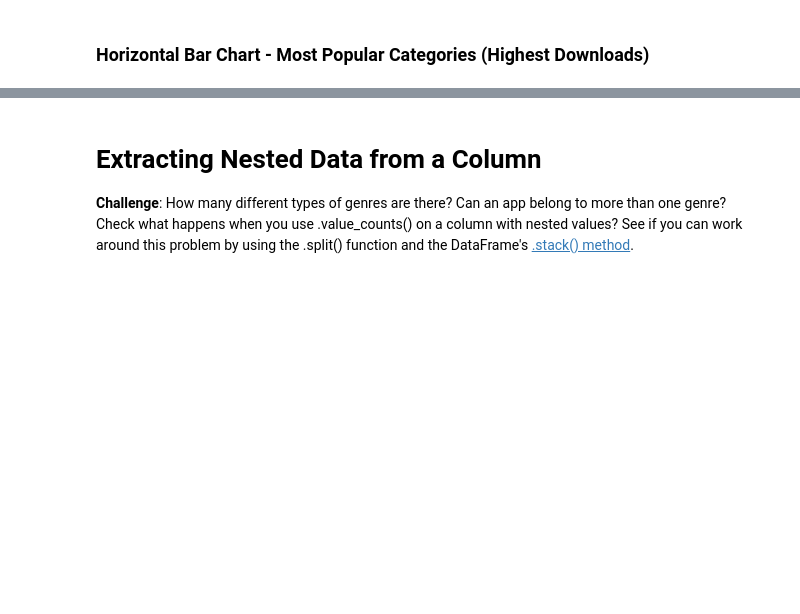
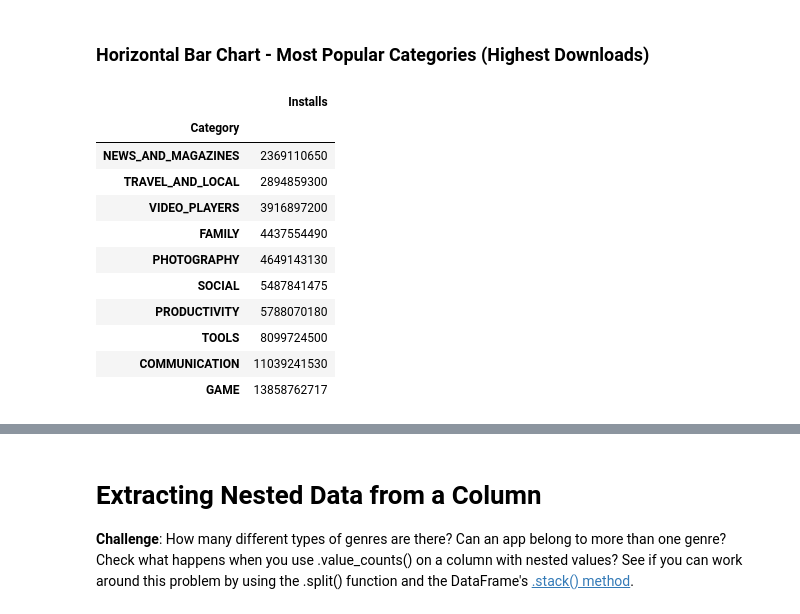
Before and after one commit to yakubszatkowski/100-days-python, a Jupyter notebook: push/Google_Play_Store_App_Analytics_(start).ipynb, the cells around one changed output, grey strips where cells are left out. Cells and saved outputs as stored; diff of their text form; code cells hidden in the pictures; blank space fills up the shorter version.

```diff
--- a/push/Google_Play_Store_App_Analytics_(start).ipynb
+++ b/push/Google_Play_Store_App_Analytics_(start).ipynb
@@ -452,2 +455,19 @@ Name: Category, dtype: int64
 # %% [markdown]
 ### Horizontal Bar Chart - Most Popular Categories (Highest Downloads)
+# %%
+category_installs = df_price.groupby('Category').agg({'Installs': pd.Series.sum})  # groups the df_price by Category column then sums up the number of installs
+category_installs.sort_values('Installs', ascending=True, inplace=True)  #
+category_installs[-10:]
+# %% [output]
+|  | Installs |
+| Category |  |
+| NEWS_AND_MAGAZINES | 2369110650 |
+| TRAVEL_AND_LOCAL | 2894859300 |
+| VIDEO_PLAYERS | 3916897200 |
+| FAMILY | 4437554490 |
+| PHOTOGRAPHY | 4649143130 |
+| SOCIAL | 5487841475 |
+| PRODUCTIVITY | 5788070180 |
+| TOOLS | 8099724500 |
+| COMMUNICATION | 11039241530 |
+| GAME | 13858762717 |
```
Also changed, not shown: parts of 13 cells of this notebook.
